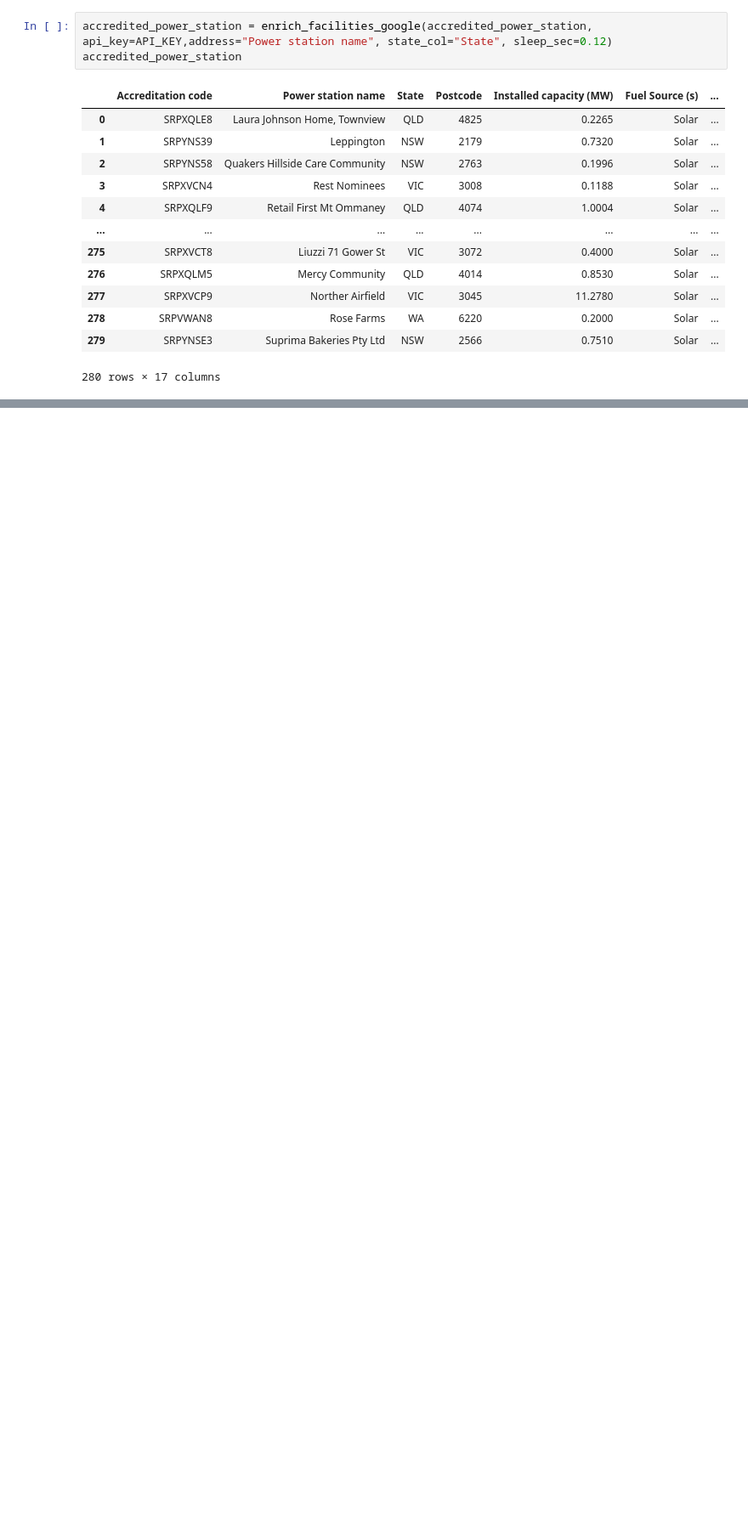
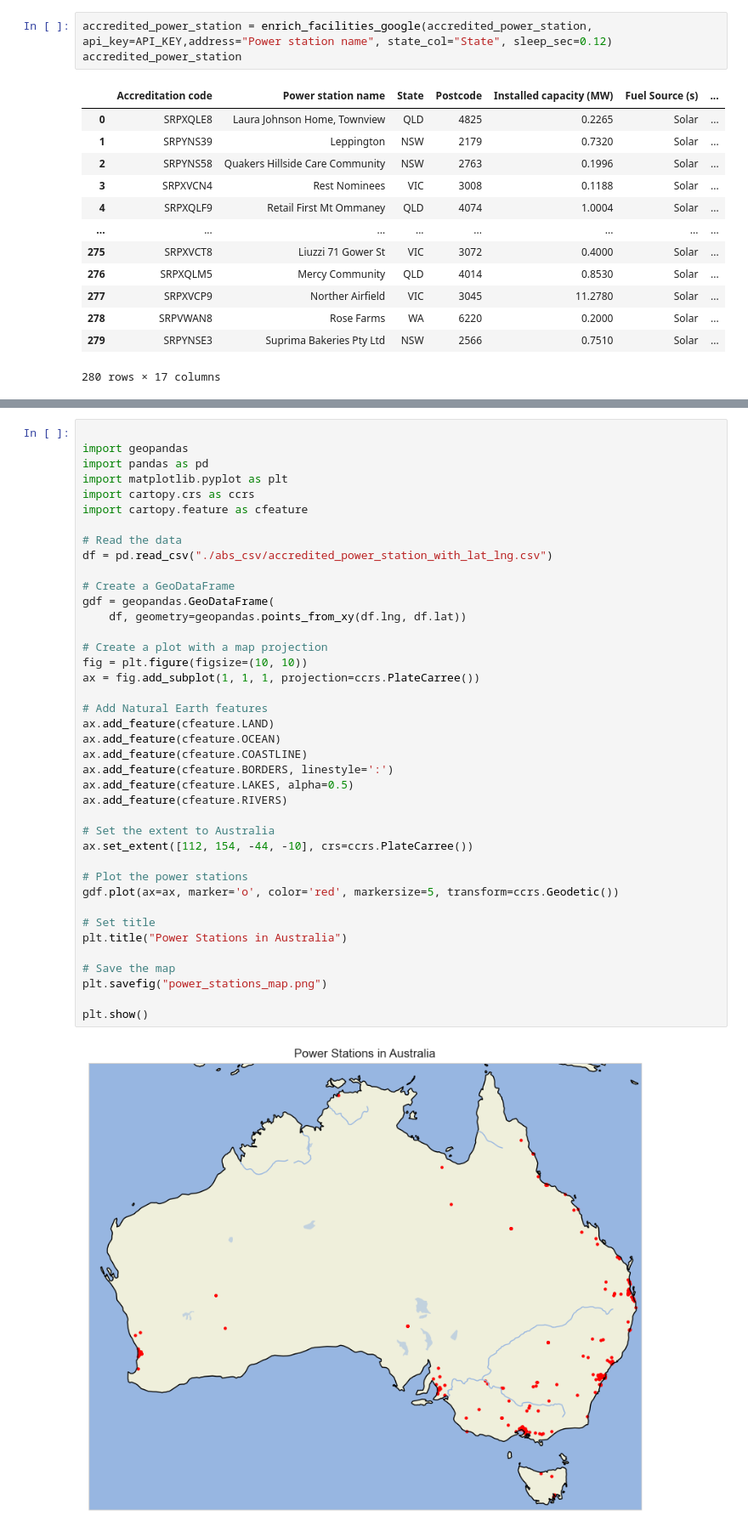
Before and after one commit to jasper-jiang-0615/comp5339, a Jupyter notebook: Assignment/Assignment1/comp5339_assignment1.ipynb, the cells around one changed output, grey strips where cells are left out. Shown at 85% size. Cells and saved outputs as stored; diff of their text form; blank space fills up the shorter version.

```diff
--- a/Assignment/Assignment1/comp5339_assignment1.ipynb
+++ b/Assignment/Assignment1/comp5339_assignment1.ipynb
@@ -411,0 +607,42 @@ committed_power_stations
+# %%
+
+import geopandas
+import pandas as pd
+import matplotlib.pyplot as plt
+import cartopy.crs as ccrs
+import cartopy.feature as cfeature
+
+# Read the data
+df = pd.read_csv("./abs_csv/accredited_power_station_with_lat_lng.csv")
+
+# Create a GeoDataFrame
+gdf = geopandas.GeoDataFrame(
+    df, geometry=geopandas.points_from_xy(df.lng, df.lat))
+
+# Create a plot with a map projection
+fig = plt.figure(figsize=(10, 10))
+ax = fig.add_subplot(1, 1, 1, projection=ccrs.PlateCarree())
+
+# Add Natural Earth features
+ax.add_feature(cfeature.LAND)
+ax.add_feature(cfeature.OCEAN)
+ax.add_feature(cfeature.COASTLINE)
+ax.add_feature(cfeature.BORDERS, linestyle=':')
+ax.add_feature(cfeature.LAKES, alpha=0.5)
+ax.add_feature(cfeature.RIVERS)
+
+# Set the extent to Australia
+ax.set_extent([112, 154, -44, -10], crs=ccrs.PlateCarree())
+
+# Plot the power stations
+gdf.plot(ax=ax, marker='o', color='red', markersize=5, transform=ccrs.Geodetic())
+
+# Set title
+plt.title("Power Stations in Australia")
+
+# Save the map
+plt.savefig("power_stations_map.png")
+
+plt.show()
+# %% [output]
+[figure, added]
```
Also changed, not shown: parts of 15 cells of this notebook, 2 other files.
